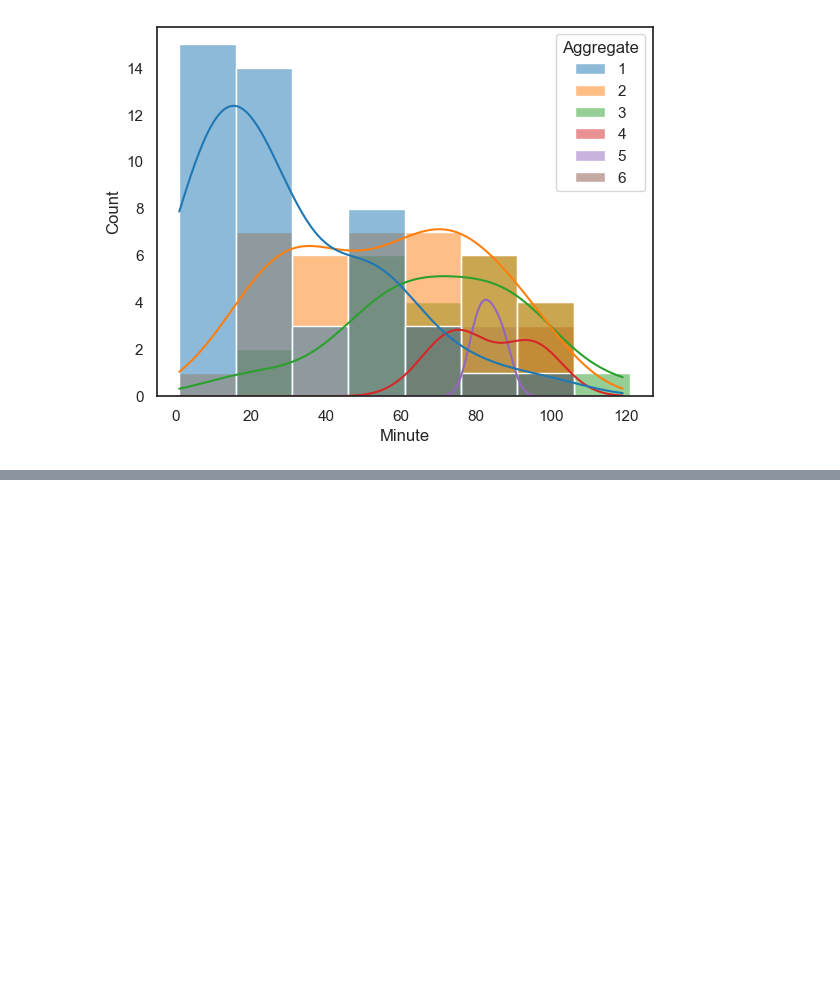
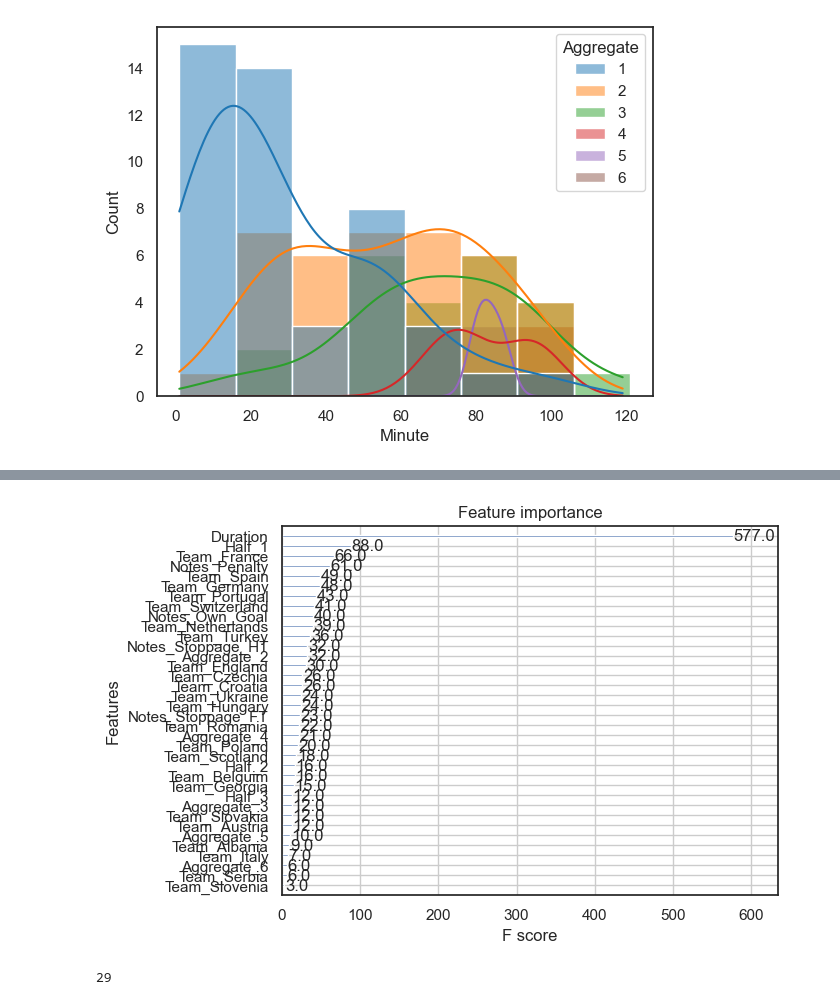
Before and after one commit to abigwind/Example-Work, a Jupyter notebook: Euros/Euros2024.ipynb, the cells around one changed output, grey strips where cells are left out. Saved outputs shown, nothing was run; the diff lists cells and outputs as text; code cells hidden in the pictures; blank space fills up the shorter version.

```diff
--- a/Euros/Euros2024.ipynb
+++ b/Euros/Euros2024.ipynb
@@ -236,0 +356,9 @@ IndexError: index 5 is out of bounds for axis 0 with size 5
+# %%
+xgb.plot_importance(eu)
+plt.show()
+# %% [output]
+[figure, added]
+# %%
+len(y_test)
+# %% [output]
+29
```
Also changed, not shown: parts of 32 cells of this notebook.
